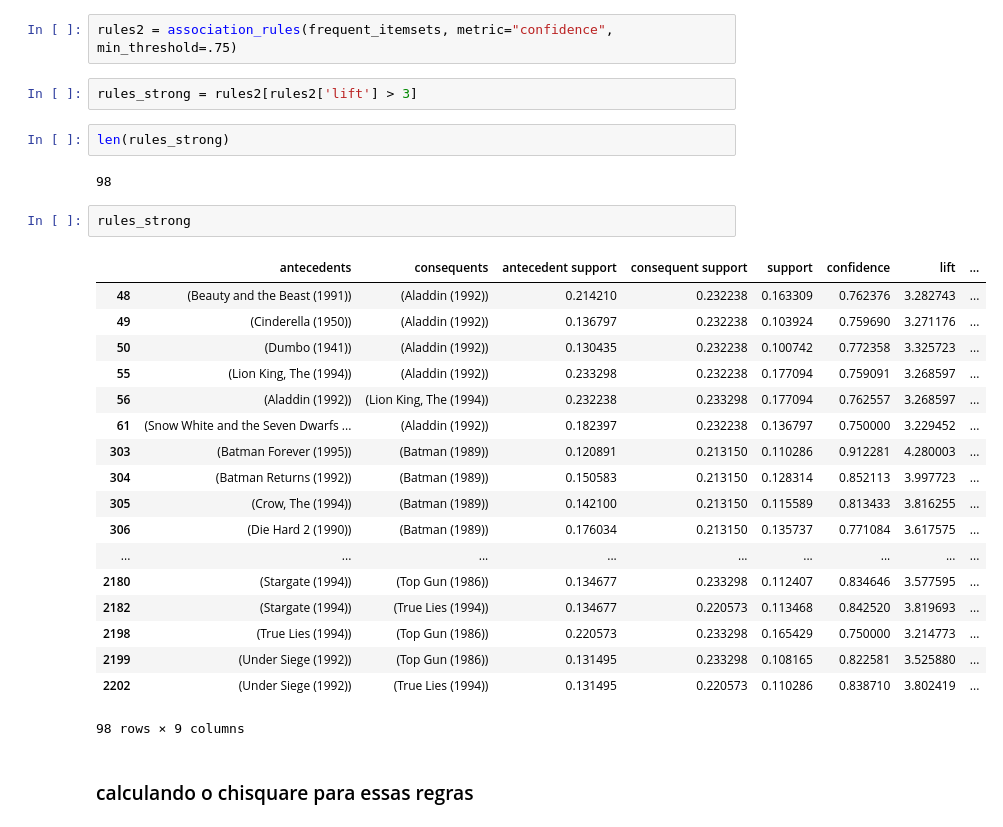
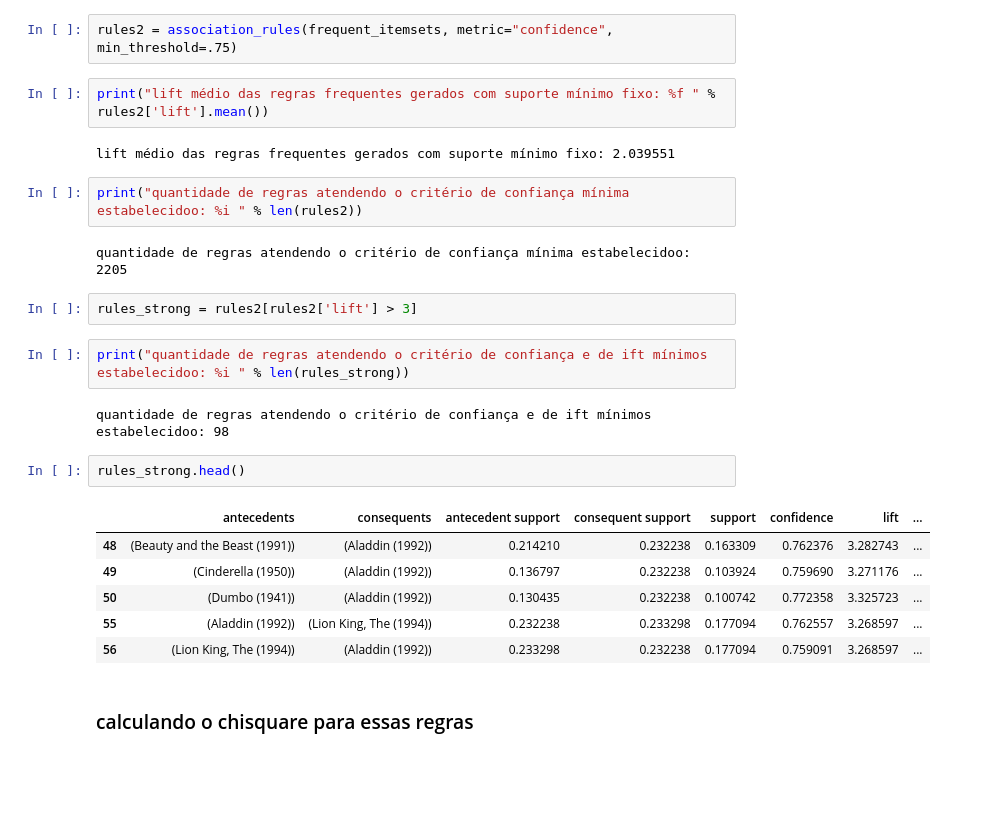
Before and after one commit to aiboxlab-ufrpe-edu-br/MovieLens-1, a Jupyter notebook: Modeling/MarketBasket.ipynb, the cells around one changed output. Saved outputs shown, nothing was run; the diff lists cells and outputs as text; blank space fills up the shorter version.

```diff
--- a/Modeling/MarketBasket.ipynb
+++ b/Modeling/MarketBasket.ipynb
@@ -180,33 +171,29 @@ A partir desses expermientos, resolvi gerar regras fortes com
 * **lift mínimo de 3**
 # %%
 rules2 = association_rules(frequent_itemsets, metric="confidence", min_threshold=.75)
+# %%
+print("lift médio das regras frequentes gerados com suporte mínimo fixo: %f " % rules2['lift'].mean())
+# %% [output]
+lift médio das regras frequentes gerados com suporte mínimo fixo: 2.039551
+# %%
+print("quantidade de regras atendendo o critério de confiança mínima estabelecidoo: %i " % len(rules2))
+# %% [output]
+quantidade de regras atendendo o critério de confiança mínima estabelecidoo: 2205
 # %%
 rules_strong = rules2[rules2['lift'] > 3]
-# %%
-len(rules_strong)
-# %% [output]
-98
+# %%
+print("quantidade de regras atendendo o critério de confiança e de ift mínimos estabelecidoo: %i " % len(rules_strong))
+# %% [output]
+quantidade de regras atendendo o critério de confiança e de ift mínimos estabelecidoo: 98
 # %%
-rules_strong
+rules_strong.head()
 # %% [output]
 |  | antecedents | consequents | antecedent support | consequent support | support | confidence | lift | ... |
 | 48 | (Beauty and the Beast (1991)) | (Aladdin (1992)) | 0.214210 | 0.232238 | 0.163309 | 0.762376 | 3.282743 | ... |
 | 49 | (Cinderella (1950)) | (Aladdin (1992)) | 0.136797 | 0.232238 | 0.103924 | 0.759690 | 3.271176 | ... |
 | 50 | (Dumbo (1941)) | (Aladdin (1992)) | 0.130435 | 0.232238 | 0.100742 | 0.772358 | 3.325723 | ... |
-| 55 | (Lion King, The (1994)) | (Aladdin (1992)) | 0.233298 | 0.232238 | 0.177094 | 0.759091 | 3.268597 | ... |
-| 56 | (Aladdin (1992)) | (Lion King, The (1994)) | 0.232238 | 0.233298 | 0.177094 | 0.762557 | 3.268597 | ... |
-| 61 | (Snow White and the Seven Dwarfs ... | (Aladdin (1992)) | 0.182397 | 0.232238 | 0.136797 | 0.750000 | 3.229452 | ... |
-| 303 | (Batman Forever (1995)) | (Batman (1989)) | 0.120891 | 0.213150 | 0.110286 | 0.912281 | 4.280003 | ... |
-| 304 | (Batman Returns (1992)) | (Batman (1989)) | 0.150583 | 0.213150 | 0.128314 | 0.852113 | 3.997723 | ... |
-| 305 | (Crow, The (1994)) | (Batman (1989)) | 0.142100 | 0.213150 | 0.115589 | 0.813433 | 3.816255 | ... |
-| 306 | (Die Hard 2 (1990)) | (Batman (1989)) | 0.176034 | 0.213150 | 0.135737 | 0.771084 | 3.617575 | ... |
-| ... | ... | ... | ... | ... | ... | ... | ... | ... |
-| 2180 | (Stargate (1994)) | (Top Gun (1986)) | 0.134677 | 0.233298 | 0.112407 | 0.834646 | 3.577595 | ... |
-| 2182 | (Stargate (1994)) | (True Lies (1994)) | 0.134677 | 0.220573 | 0.113468 | 0.842520 | 3.819693 | ... |
-| 2198 | (True Lies (1994)) | (Top Gun (1986)) | 0.220573 | 0.233298 | 0.165429 | 0.750000 | 3.214773 | ... |
-| 2199 | (Under Siege (1992)) | (Top Gun (1986)) | 0.131495 | 0.233298 | 0.108165 | 0.822581 | 3.525880 | ... |
-| 2202 | (Under Siege (1992)) | (True Lies (1994)) | 0.131495 | 0.220573 | 0.110286 | 0.838710 | 3.802419 | ... |
+| 55 | (Aladdin (1992)) | (Lion King, The (1994)) | 0.232238 | 0.233298 | 0.177094 | 0.762557 | 3.268597 | ... |
+| 56 | (Lion King, The (1994)) | (Aladdin (1992)) | 0.233298 | 0.232238 | 0.177094 | 0.759091 | 3.268597 | ... |
-98 rows × 9 columns
 # %% [markdown]
 ### calculando o chisquare para essas regras
 # %% [markdown]
```
Also changed, not shown: parts of 28 cells of this notebook, 1 other file.
